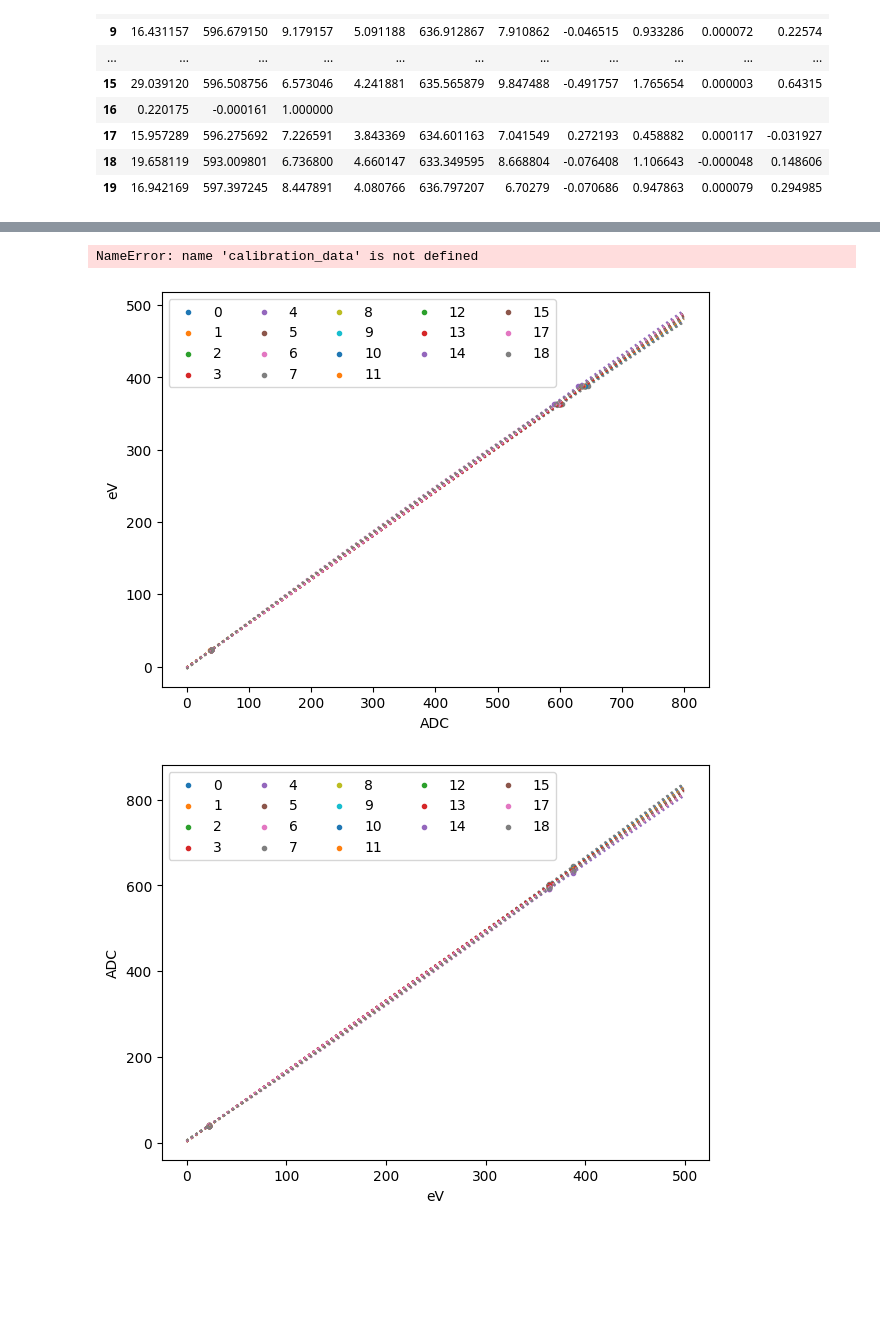
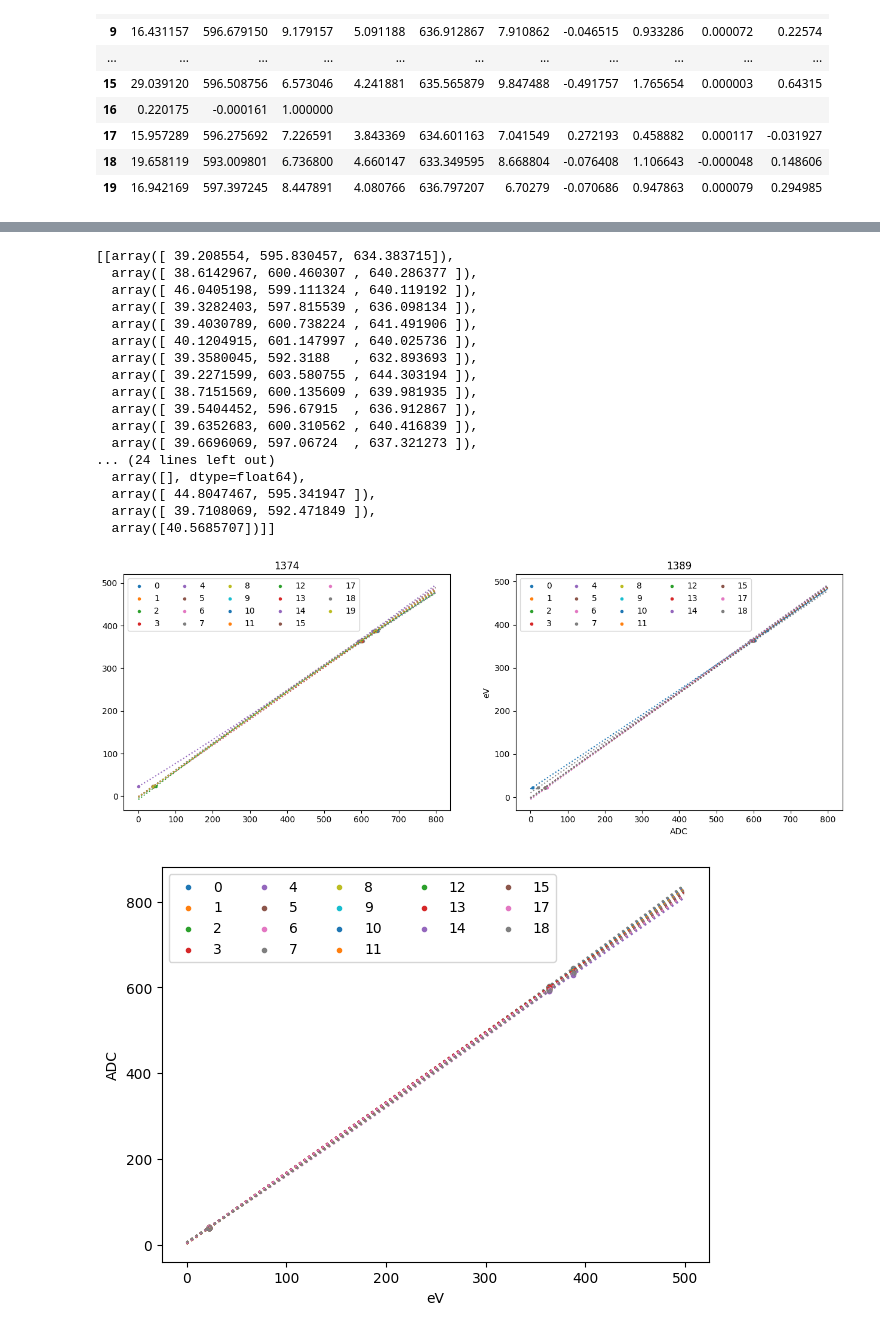
Before and after one commit to arlee-shelby/calibration, a Jupyter notebook: SnCalibration_pixelResults.ipynb, the cells around one changed output, grey strips where cells are left out. Cells and saved outputs as stored; diff of their text form; code cells hidden in the pictures; blank space fills up the shorter version.

Commit message:
add more data

```diff
--- a/SnCalibration_pixelResults.ipynb
+++ b/SnCalibration_pixelResults.ipynb
@@ -119,7 +119,7 @@ for j in np.int16(dataAll[dataAll['run']==1374]['pixel'][:18]):
     ax=py.subplot(nrows,ncols,cnt)
     ax.set_title('pixel:%d'%j)
     ax.set_ylim(0,2000)
-    for i in range(2):
+    for i in range(7):
         if dataAll[dataAll['pixel']==j].iloc[i]['Xray']==5:
 
             conf['xray'] = 'five'
@@ -197,7 +197,7 @@ plt.show()
 # %%
 %%time
 
-runNumber = 1389
+runNumber = 1395
 directory = '/storage/home/hcoda1/4/ashelby8/scratch/ManitobaData/'
 run = Nab.DataRun(directory, runNumber, ignoreEventFile = True)
 # %% [output]
@@ -236,6 +239,6 @@ Xcenter
 # %%
-x = np.arange(11,400)
+x = np.arange(7,200)
 plt.plot(Sn.get_fit(x,*prams))
 plt.plot(hist)
-plt.ylim(0,100)
+# plt.ylim(0,100)
 # %% [output]
@@ -413,8 +419,27 @@ calibration
 # %%
-ADC_data = [np.sort(calibration_data[i]) for i in range(len(calibration_data))]
-ADC_data
+ADC_data = []
+for j in range(len(calibration)):
+    ADC_data.append([np.sort(calibration[j][i]) for i in range(len(calibration[j]))])
-# %% [output]
-NameError: name 'calibration_data' is not defined
+# %%
+ADC_data
+# %% [output]
+[[array([ 39.208554, 595.830457, 634.383715]),
+  array([ 38.6142967, 600.460307 , 640.286377 ]),
+  array([ 46.0405198, 599.111324 , 640.119192 ]),
+  array([ 39.3282403, 597.815539 , 636.098134 ]),
+  array([ 39.4030789, 600.738224 , 641.491906 ]),
+  array([ 40.1204915, 601.147997 , 640.025736 ]),
+  array([ 39.3580045, 592.3188   , 632.893693 ]),
+  array([ 39.2271599, 603.580755 , 644.303194 ]),
+  array([ 38.7151569, 600.135609 , 639.981935 ]),
+  array([ 39.5404452, 596.67915  , 636.912867 ]),
+  array([ 39.6352683, 600.310562 , 640.416839 ]),
+  array([ 39.6696069, 597.06724  , 637.321273 ]),
+... (24 lines left out)
+  array([], dtype=float64),
+  array([ 44.8047467, 595.341947 ]),
+  array([ 39.7108069, 592.471849 ]),
+  array([40.5685707])]]
 # %%
 def calibration_quad(x,a,b,c):
     return a*x**2 + b*x + c
@@ -426,35 +451,39 @@ eV_points = [22.59,363.758,387.461]
 # %%
 nrows,ncols=7,3
 py.figure(figsize=(8*ncols,6*nrows))
 
-ax=py.subplot(nrows,ncols,1)
+toeV = []
+for j in range(len(ADC_data)):
+    fit_pars_toeV = []
+    x = np.arange(0,800)
 
-fit_pars_toeV = []
-x = np.arange(0,800)
-for i in range(len(ADC_data)):
+    for i in range(len(ADC_data[j])):
+        ax=py.subplot(nrows,ncols,j+1)
+        #if there are no points, skip the pixel
+        if len(ADC_data[j][i])<=1:
+            pass
 
-    #if there are no points, skip the pixel
-    if len(ADC_data[i])<=1:
-        pass
+        #only include the eV points associated with the corresponding ADC value
+        elif len(ADC_data[j][i])<3:
+            a, b = np.polyfit(ADC_data[j][i],eV_points[:2], deg=1)
+            ax.scatter(ADC_data[j][i],eV_points[:2],marker = '.',label = '%d'%i)
+            fit_pars_toeV.append([a,b])
+            ax.plot(x,calibration_lin(x,a,b),linestyle = ':')
+        else:
+            a, b,c = np.polyfit(ADC_data[j][i], eV_points, deg=2)
+            ax.scatter(ADC_data[j][i],eV_points,marker = '.',label = '%d'%i)
+            fit_pars_toeV.append([a,b,c])
+            ax.plot(x,calibration_quad(x,a,b,c),linestyle = ':')
+    toeV.append(fit_pars_toeV)
+    ax.legend(loc="upper left", ncol=5)
+    ax.set_title('%d'%runs[j])
 
-    #only include the eV points associated with the corresponding ADC value
-    elif len(ADC_data[i])<3:
-        a, b = np.polyfit(ADC_data[i],eV_points[:2], deg=1)
-        ax.scatter(ADC_data[i],eV_points[:2],marker = '.',label = '%d'%i)
-        fit_pars_toeV.append([a,b])
-        ax.plot(x,calibration_lin(x,a,b),linestyle = ':')
-    else:
-        a, b,c = np.polyfit(ADC_data[i], eV_points, deg=2)
-        ax.scatter(ADC_data[i],eV_points,marker = '.',label = '%d'%i)
-        fit_pars_toeV.append([a,b,c])
-        ax.plot(x,calibration_quad(x,a,b,c),linestyle = ':')
 
-plt.legend(loc="upper left", ncol=5)
 plt.xlabel('ADC')
 plt.ylabel('eV')
 plt.show()
 # %% [output]
-[figure, old version]
+[figure, new version]
 # %%
 def convert(x,pars):
     y = []
```
Also changed, not shown: parts of 15 cells of this notebook, 8 other files.
